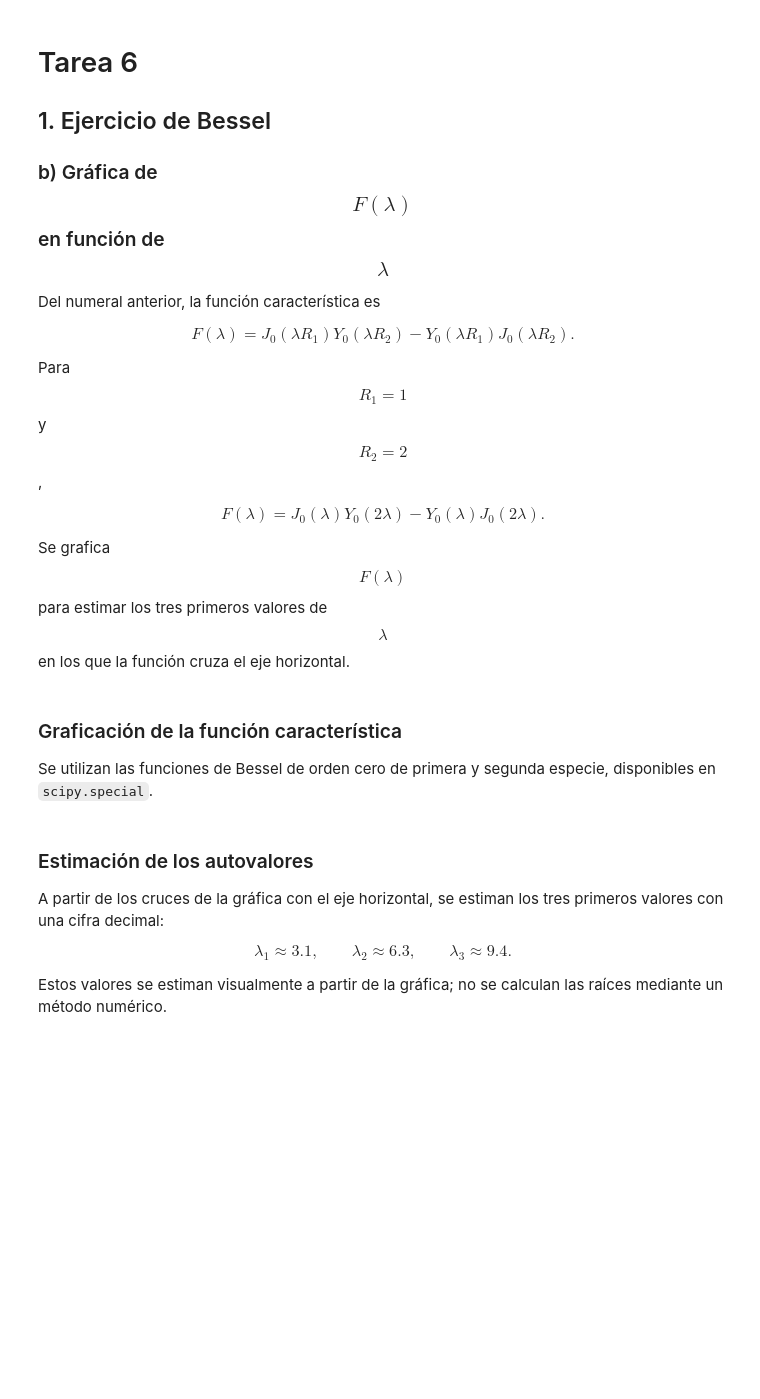
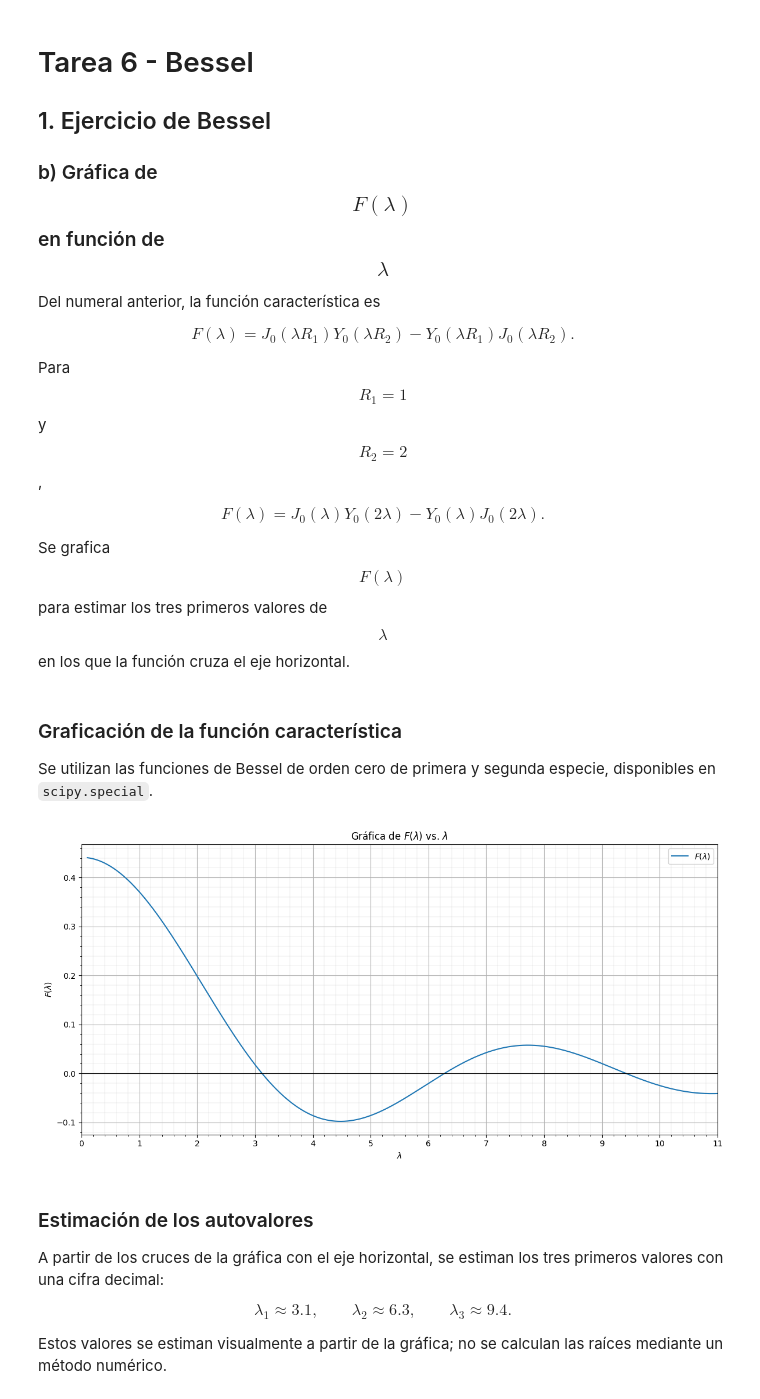
Before and after one commit to LuigiToby/IMEC4001, a Jupyter notebook: soluciones/LuisARodriguezA_tarea6.ipynb, the cells around one changed output. Drawn from its saved outputs; the diff is of its cells as text; code cells hidden in the pictures; blank space fills up the shorter version.

```diff
--- a/soluciones/LuisARodriguezA_tarea6.ipynb
+++ b/soluciones/LuisARodriguezA_tarea6.ipynb
@@ -1,5 +1,5 @@
 # %% [markdown]
-# Tarea 6
+# Tarea 6 - Bessel
 
 ## 1. Ejercicio de Bessel
 
@@ -31,31 +31,35 @@ Se grafica $$F(\lambda)$$ para estimar los tres primeros valores de $$\lambda$$
 
 Se utilizan las funciones de Bessel de orden cero de primera y segunda especie, disponibles en `scipy.special`.
 # %%
-import numpy as np
-import matplotlib.pyplot as plt
-from scipy.special import j0, y0
+from matplotlib.ticker import MultipleLocator
 
-R1 = 1
-R2 = 2
-
-def F(lam):
-    return j0(lam*R1)*y0(lam*R2) - y0(lam*R1)*j0(lam*R2)
-
-lam = np.linspace(0.1, 11, 2000)
-F_lam = F(lam)
-
-plt.figure(figsize=(8, 5))
+plt.figure(figsize=(12, 6))
 plt.plot(lam, F_lam, label=r"$F(\lambda)$")
 plt.axhline(0, color="black", linewidth=0.8)
 
 plt.xlim(0, 11)
 plt.xlabel(r"$\lambda$")
 plt.ylabel(r"$F(\lambda)$")
 plt.title(r"Gráfica de $F(\lambda)$ vs. $\lambda$")
-plt.grid(True)
+
+ax = plt.gca()
+
+# Cuadrícula principal
+ax.xaxis.set_major_locator(MultipleLocator(1))
+ax.yaxis.set_major_locator(MultipleLocator(0.1))
+
+# Cuadrícula secundaria
+ax.xaxis.set_minor_locator(MultipleLocator(0.2))
+ax.yaxis.set_minor_locator(MultipleLocator(0.02))
+
+ax.grid(which="major", linewidth=0.8)
+ax.grid(which="minor", linewidth=0.3, alpha=0.5)
+
 plt.legend()
 plt.tight_layout()
 plt.show()
+# %% [output]
+[figure, added]
 # %% [markdown]
 ### Estimación de los autovalores
 
```
